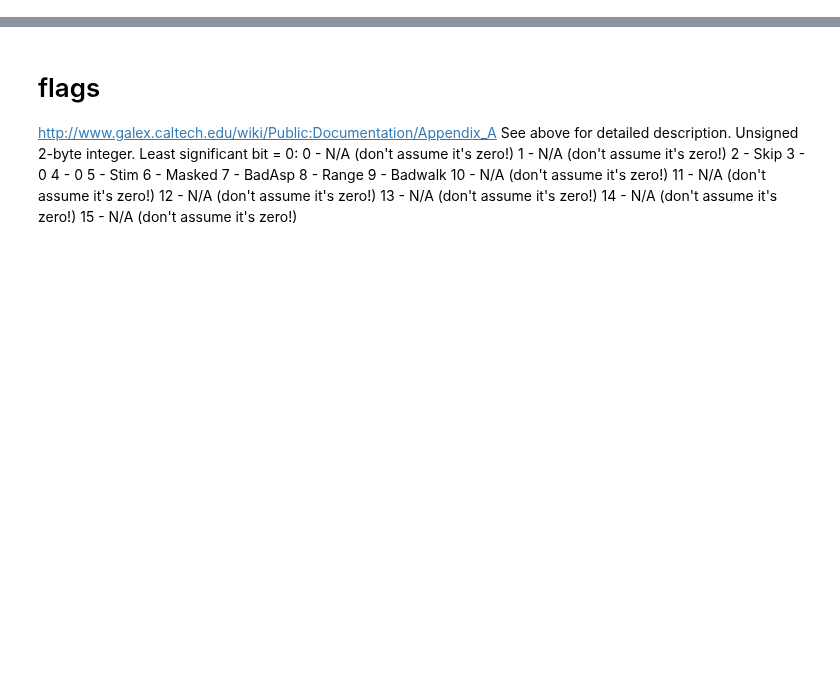
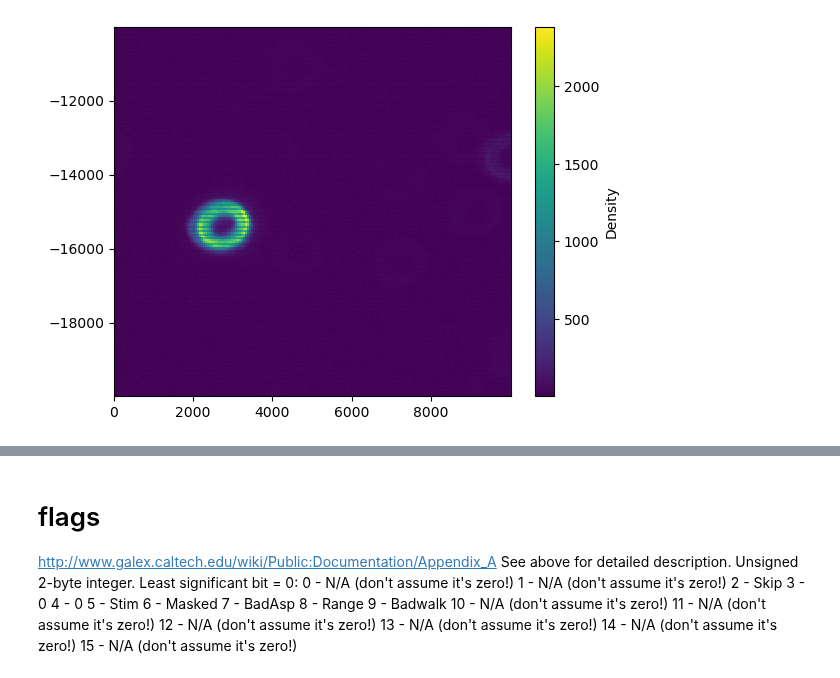
Before and after one commit to MillionConcepts/glcat, a Jupyter notebook: stims.ipynb, the cells around one changed output, grey strips where cells are left out. Cells and saved outputs as stored; diff of their text form; code cells hidden in the pictures; blank space fills up the shorter version.

```diff
--- a/stims.ipynb
+++ b/stims.ipynb
@@ -8,0 +28,6 @@ import pyarrow.parquet as pq
+# %%
+plt.hist2d(filtered_df['x'],filtered_df['y'], bins=200, cmap='viridis')
+cbar = plt.colorbar()
+cbar.set_label('Density')
+# %% [output]
+[figure, added]
```
Also changed, not shown: parts of 13 cells of this notebook.
